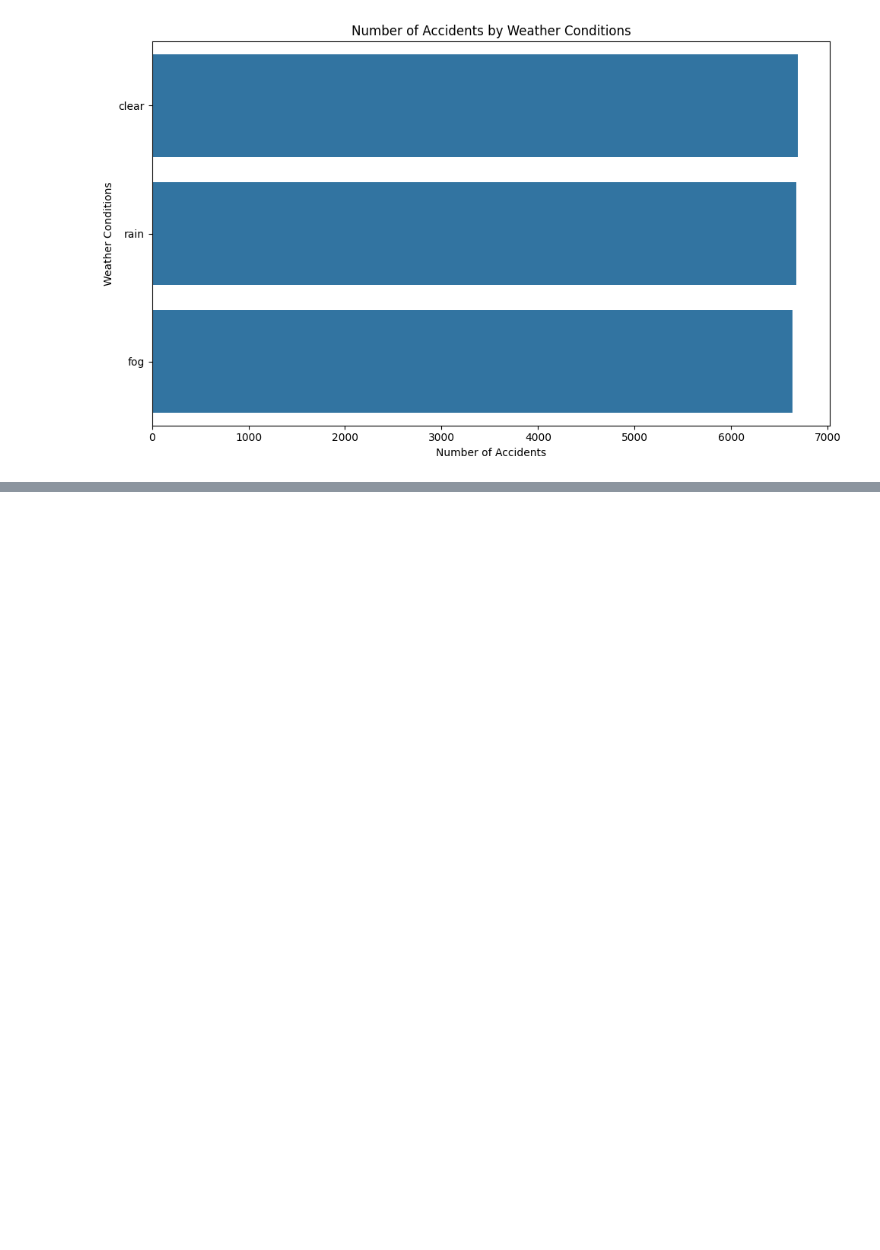
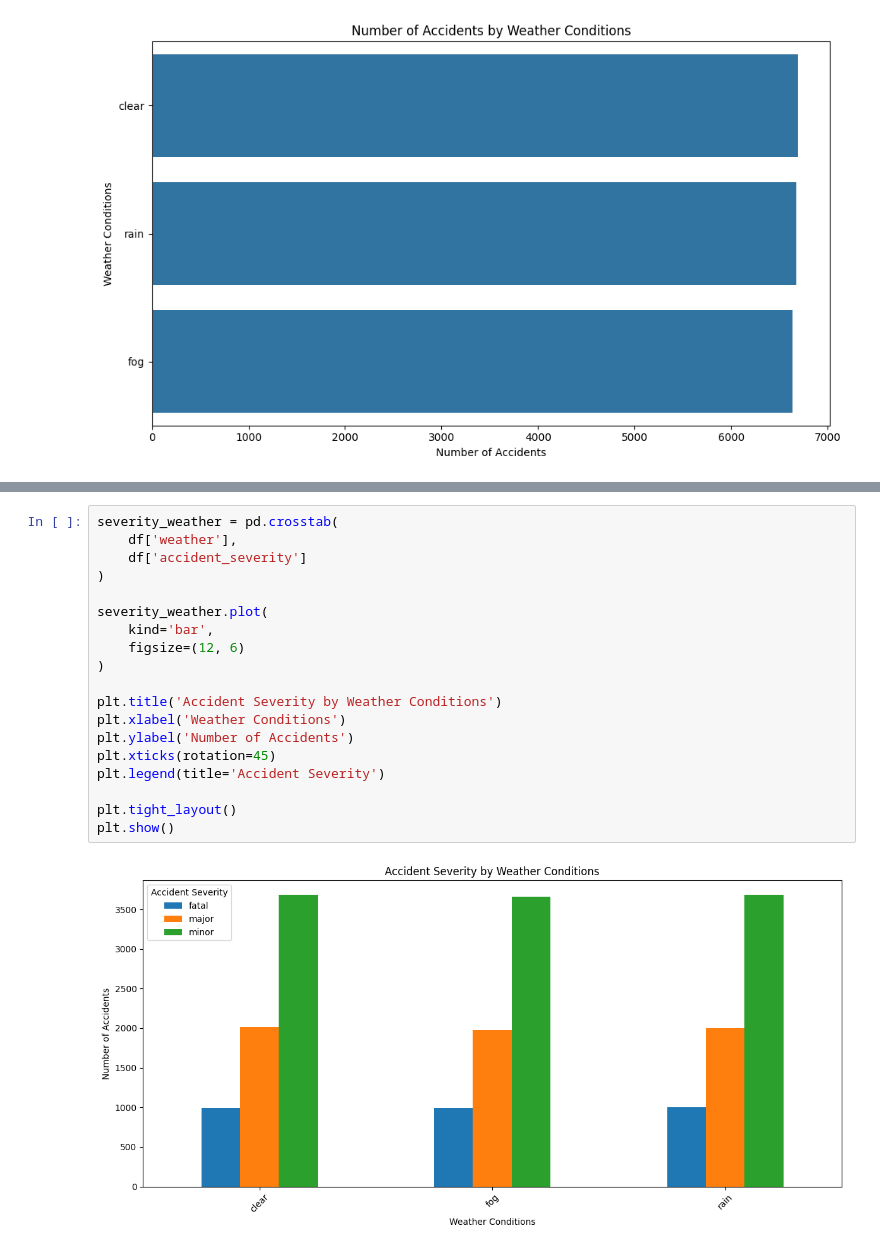
Before and after one commit to nehajacksonb24cs2143-ctrl/road-accident-severity-prediction, a Jupyter notebook: accident_analysis.ipynb, the cells around one changed output, grey strips where cells are left out. Drawn from its saved outputs; the diff is of its cells as text; blank space fills up the shorter version.

```diff
--- a/accident_analysis.ipynb
+++ b/accident_analysis.ipynb
@@ -172,0 +205,21 @@ plt.show()
+# %%
+severity_weather = pd.crosstab(
+    df['weather'],
+    df['accident_severity']
+)
+
+severity_weather.plot(
+    kind='bar',
+    figsize=(12, 6)
+)
+
+plt.title('Accident Severity by Weather Conditions')
+plt.xlabel('Weather Conditions')
+plt.ylabel('Number of Accidents')
+plt.xticks(rotation=45)
+plt.legend(title='Accident Severity')
+
+plt.tight_layout()
+plt.show()
+# %% [output]
+[figure, added]
```
Also changed, not shown: parts of 61 cells of this notebook.
